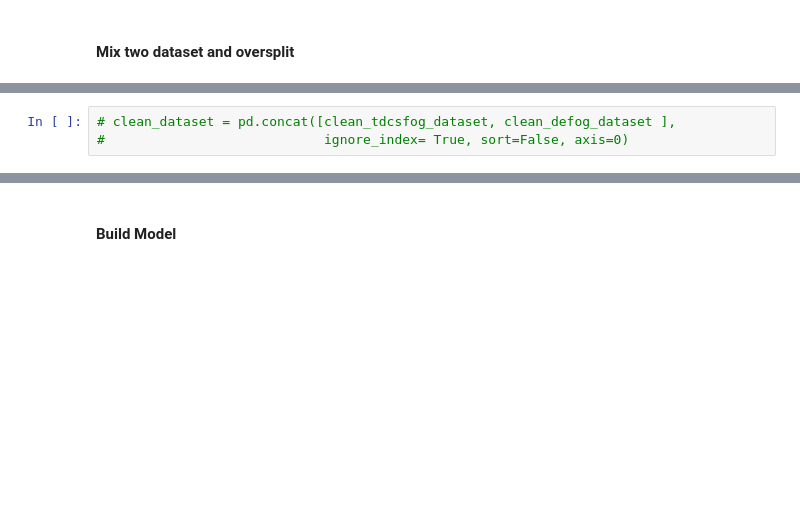
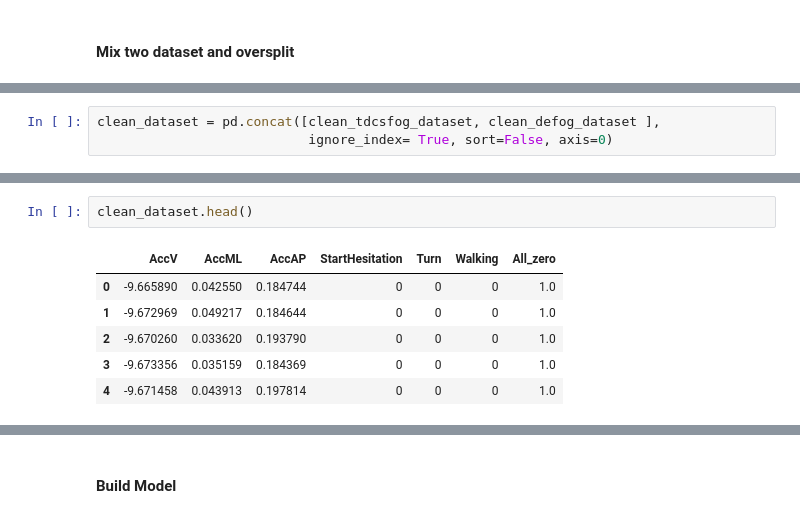
Before and after one commit to ThomasHeinThura/Parkinson-s-Freezing-of-Gait-Prediction, a Jupyter notebook: fog-mix-predicitoin.ipynb, the cells around one changed output, grey strips where cells are left out. Cells and saved outputs as stored; diff of their text form; blank space fills up the shorter version.

```diff
--- a/fog-mix-predicitoin.ipynb
+++ b/fog-mix-predicitoin.ipynb
@@ -204,3 +236,3 @@ import os
 # %%
-# clean_dataset = pd.concat([clean_tdcsfog_dataset, clean_defog_dataset ],
-#                            ignore_index= True, sort=False, axis=0)
+clean_dataset = pd.concat([clean_tdcsfog_dataset, clean_defog_dataset ],
+                           ignore_index= True, sort=False, axis=0)
@@ -211 +243,10 @@ import os
+# %%
+clean_dataset.head()
+# %% [output]
+|  | AccV | AccML | AccAP | StartHesitation | Turn | Walking | All_zero |
+| 0 | -9.665890 | 0.042550 | 0.184744 | 0 | 0 | 0 | 1.0 |
+| 1 | -9.672969 | 0.049217 | 0.184644 | 0 | 0 | 0 | 1.0 |
+| 2 | -9.670260 | 0.033620 | 0.193790 | 0 | 0 | 0 | 1.0 |
+| 3 | -9.673356 | 0.035159 | 0.184369 | 0 | 0 | 0 | 1.0 |
+| 4 | -9.671458 | 0.043913 | 0.197814 | 0 | 0 | 0 | 1.0 |
 # %%
```
Also changed, not shown: parts of 43 cells of this notebook, 4 other files.
